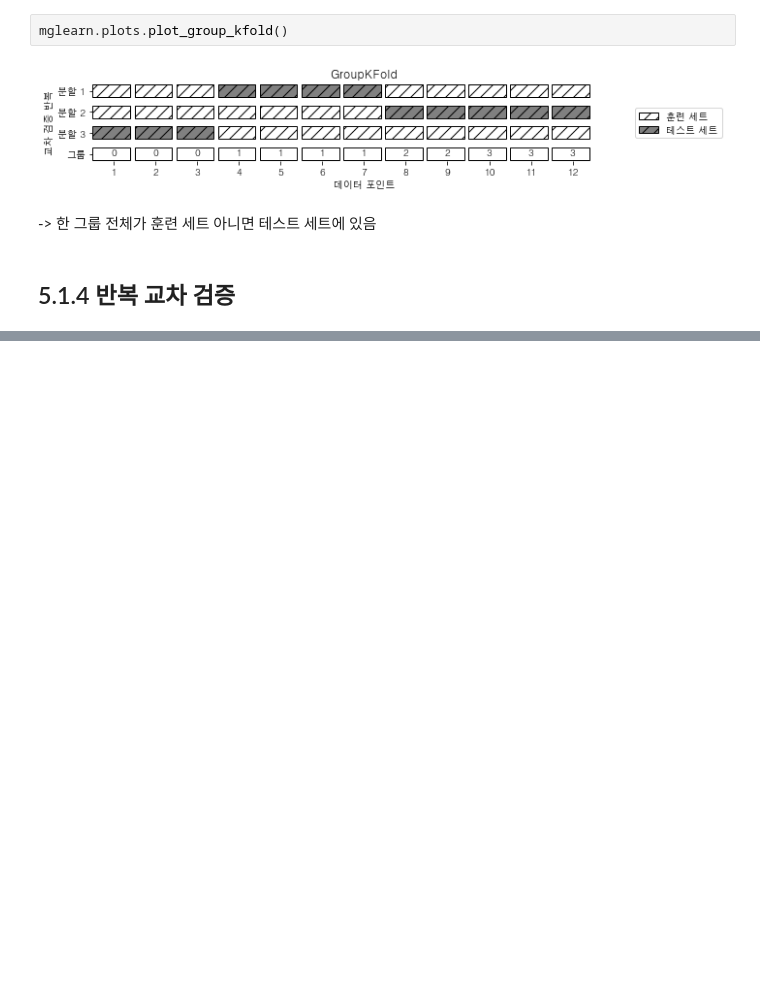
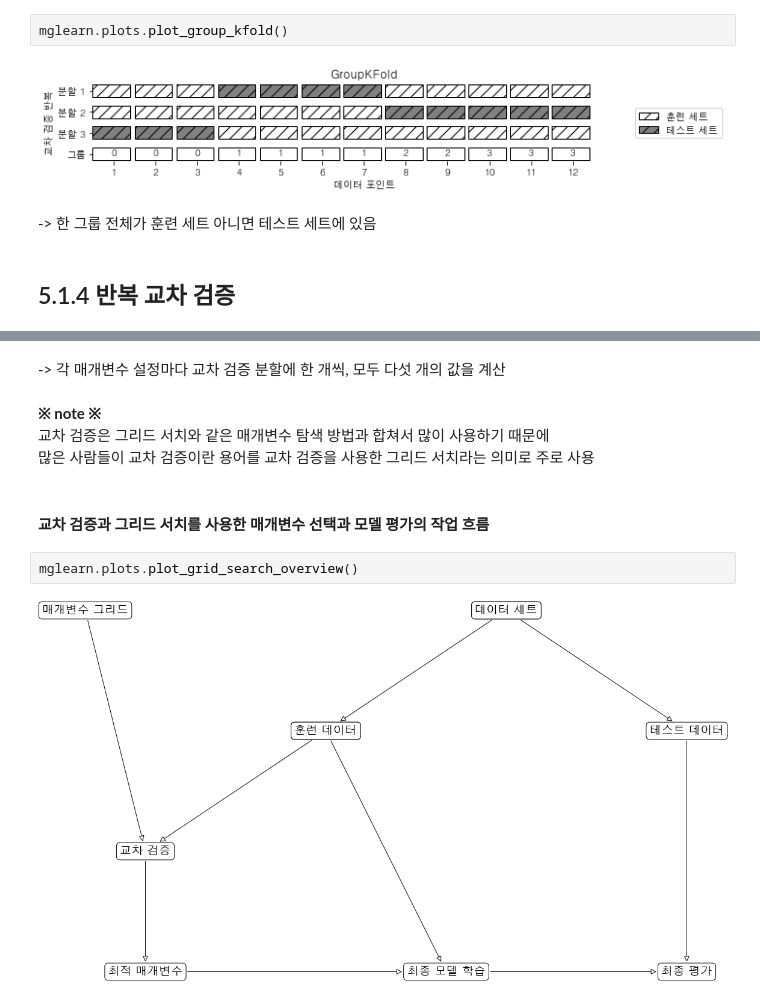
Before and after one commit to hyooo1017/Review, a Jupyter notebook: Introduction to Machine Learning with Python/5장. 모델 평가와 성능 향상.ipynb, the cells around one changed output, grey strips where cells are left out. Saved outputs shown, nothing was run; the diff lists cells and outputs as text; blank space fills up the shorter version.

```diff
--- a/Introduction to Machine Learning with Python/5장. 모델 평가와 성능 향상.ipynb
+++ b/Introduction to Machine Learning with Python/5장. 모델 평가와 성능 향상.ipynb
@@ -241,0 +404,12 @@ mglearn.plots.plot_group_kfold()
+# %% [markdown]
+-> 각 매개변수 설정마다 교차 검증 분할에 한 개씩, 모두 다섯 개의 값을 계산
+# %% [markdown]
+**※ note ※**
+교차 검증은 그리드 서치와 같은 매개변수 탐색 방법과 합쳐서 많이 사용하기 때문에
+많은 사람들이 교차 검증이란 용어를 교차 검증을 사용한 그리드 서치라는 의미로 주로 사용
+# %% [markdown]
+#### 교차 검증과 그리드 서치를 사용한 매개변수 선택과 모델 평가의 작업 흐름
+# %%
+mglearn.plots.plot_grid_search_overview()
+# %% [output]
+[figure, added]
```
Also changed, not shown: parts of 103 cells of this notebook.
